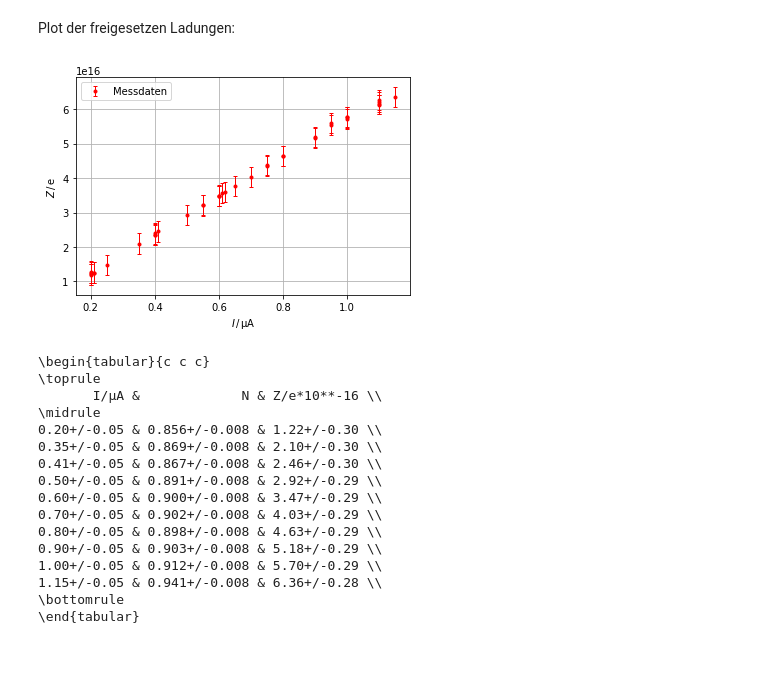
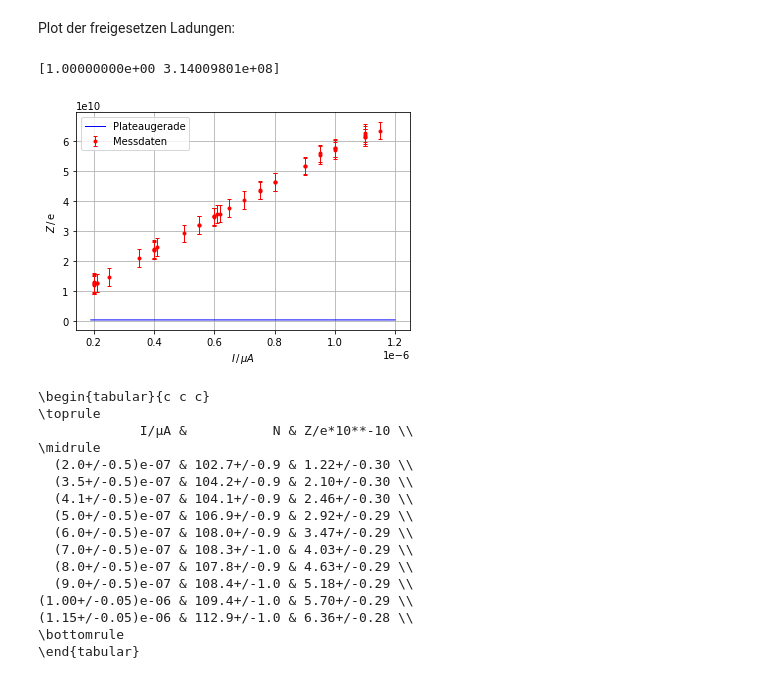
Before and after one commit to waerther/grundpraktikum2, a Jupyter notebook: v703/auswertung.ipynb, the cells around one changed output. Drawn from its saved outputs; the diff is of its cells as text; code cells hidden in the pictures.

```diff
--- a/v703/auswertung.ipynb
+++ b/v703/auswertung.ipynb
@@ -130,14 +148,16 @@ Freigesetzte Ladungen:
 md2 = md.iloc[:, [1, 2]]
 np.savetxt('tables/b.txt', md2.values, header='N I/μA', fmt='%.3f')
 N, I = np.genfromtxt('tables/b.txt', unpack=True, skip_header=1)
+I *= 1e-6
 t = 120      # Integrationszeit in s
 
 # einfallende Teilchen
-e = const.e
+e = const.elementary_charge
 def z(i, n):
+    e = const.elementary_charge
     return i/(e*n)
 
-fI = 0.05       # Fehler des Stroms in μA
+fI = 0.05*1e-6       # Fehler des Stroms in μA
 uI = uarray(I, fI)
 
 fN = sqrt(N)
@@ -145,20 +165,33 @@ uN = uarray(N, fN)
 uN = uN/t
 
 Z = z(uI, uN)
+nomZ = z(I, N)
 # %% [markdown]
 Plot der freigesetzen Ladungen:
 # %%
 plt.errorbar(I, noms(Z), yerr = stds(Z), fmt='r.', elinewidth = 1, capsize = 2, label = 'Messdaten')
 
-plt.xlabel(r'$I \, / \, \mathrm{μA}$')
+# Ausgleichsgerade
+def g(u, a, b):
+    return a * u + b
+
+para, pcov = curve_fit(g, I, nomZ)
+a, b = para; print(para)
+# pcov = sqrt(np.diag(pcov))
+# fa, fb = pcov
+xx = np.linspace(0.19*1e-6, 1.2*1e-6, 10000)
+# xx = np.linspace(0.19, 1.2, 10000)
+plt.plot(xx, g(xx, a, b), '-b', linewidth = 1, label = 'Plateaugerade')
+
+plt.xlabel(r'$I \, / \, \mu A$')
 plt.ylabel(r'$Z \, / \, \mathrm{e}$')
 plt.legend(loc="best")                  # legend position
 plt.grid(True)                          # grid style
 # %% [output]
+[1.00000000e+00 3.14009801e+08]
-[figure, old version]
+[figure, new version]
 # %%
-uN = uN/t       # Impulsrate
-f = {'I/μA': uI, 'N': uN, 'Z/e*10**-16': Z*1e-16}
+f = {'I/μA': uI, 'N': uN, 'Z/e*10**-10': Z*1e-10}
 df = pd.DataFrame(data = f)
 
 df = df.iloc[[2, 7, 11, 12, 16, 21, 25, 27, 32, 37],:]
@@ -166,17 +199,17 @@ print(df.to_latex(index = False, column_format= "c c c", decimal=','))
 # %% [output]
 \begin{tabular}{c c c}
 \toprule
-       I/μA &             N & Z/e*10**-16 \\
+             I/μA &           N & Z/e*10**-10 \\
 \midrule
-0.20+/-0.05 & 0.856+/-0.008 & 1.22+/-0.30 \\
-0.35+/-0.05 & 0.869+/-0.008 & 2.10+/-0.30 \\
-0.41+/-0.05 & 0.867+/-0.008 & 2.46+/-0.30 \\
-0.50+/-0.05 & 0.891+/-0.008 & 2.92+/-0.29 \\
-0.60+/-0.05 & 0.900+/-0.008 & 3.47+/-0.29 \\
-0.70+/-0.05 & 0.902+/-0.008 & 4.03+/-0.29 \\
-0.80+/-0.05 & 0.898+/-0.008 & 4.63+/-0.29 \\
-0.90+/-0.05 & 0.903+/-0.008 & 5.18+/-0.29 \\
-1.00+/-0.05 & 0.912+/-0.008 & 5.70+/-0.29 \\
-1.15+/-0.05 & 0.941+/-0.008 & 6.36+/-0.28 \\
+  (2.0+/-0.5)e-07 & 102.7+/-0.9 & 1.22+/-0.30 \\
+  (3.5+/-0.5)e-07 & 104.2+/-0.9 & 2.10+/-0.30 \\
+  (4.1+/-0.5)e-07 & 104.1+/-0.9 & 2.46+/-0.30 \\
+  (5.0+/-0.5)e-07 & 106.9+/-0.9 & 2.92+/-0.29 \\
+  (6.0+/-0.5)e-07 & 108.0+/-0.9 & 3.47+/-0.29 \\
+  (7.0+/-0.5)e-07 & 108.3+/-1.0 & 4.03+/-0.29 \\
+  (8.0+/-0.5)e-07 & 107.8+/-0.9 & 4.63+/-0.29 \\
+  (9.0+/-0.5)e-07 & 108.4+/-1.0 & 5.18+/-0.29 \\
+(1.00+/-0.05)e-06 & 109.4+/-1.0 & 5.70+/-0.29 \\
+(1.15+/-0.05)e-06 & 112.9+/-1.0 & 6.36+/-0.28 \\
 \bottomrule
 \end{tabular}
```
Also changed, not shown: parts of 1 cell of this notebook, 4 other files.
